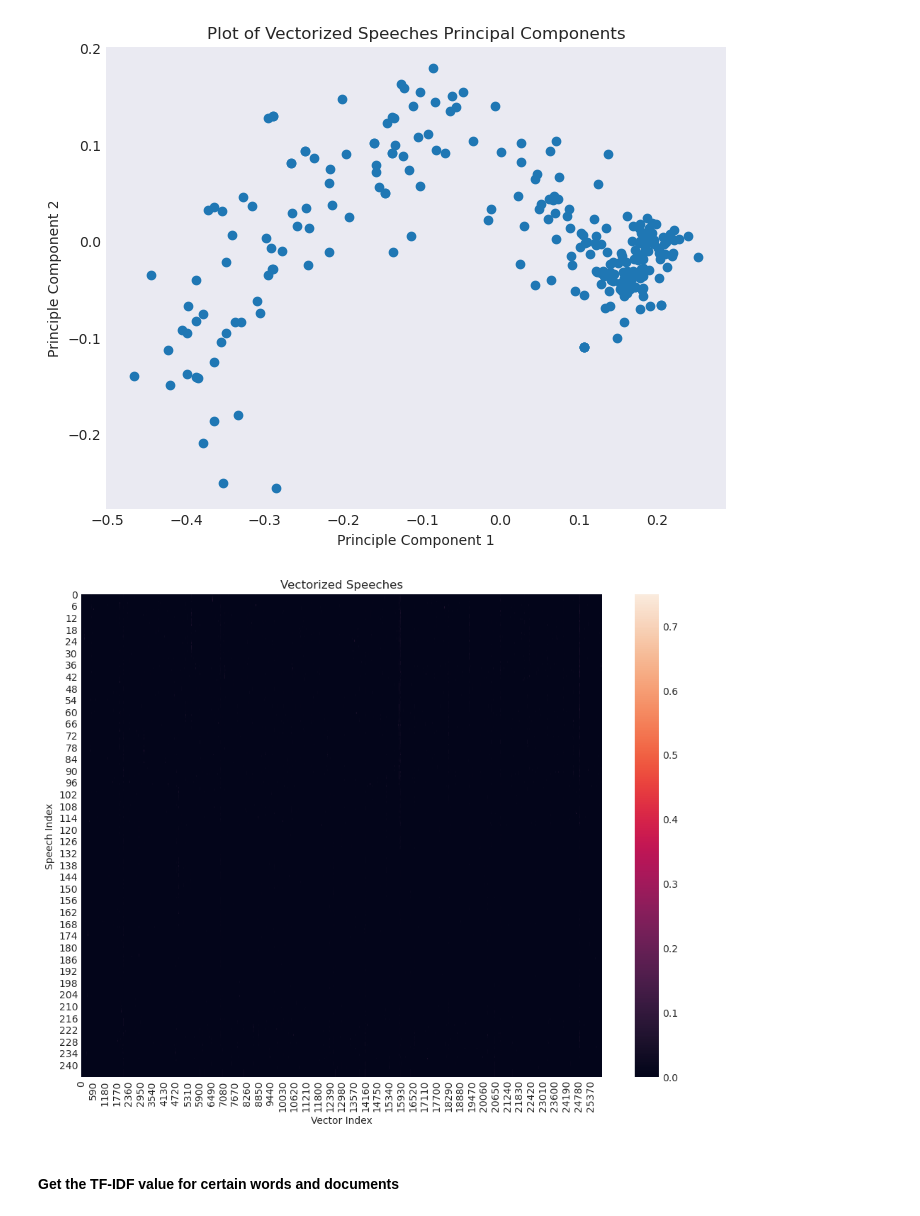
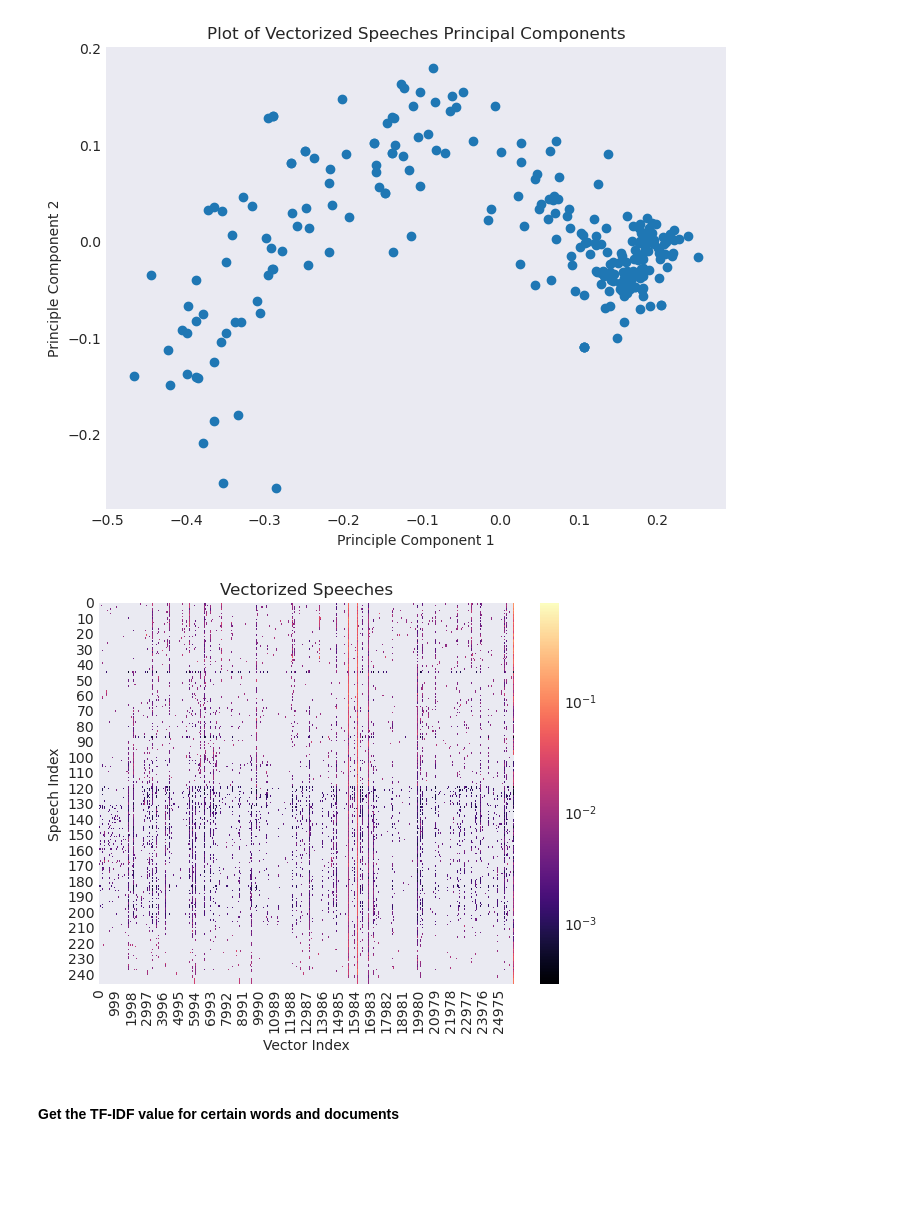
Before and after one commit to UCB-stat-159-f25/proj02-group16, a Jupyter notebook: nlp-P02.ipynb, the cells around one changed output. Drawn from its saved outputs; the diff is of its cells as text; code cells hidden in the pictures; blank space fills up the shorter version.

```diff
--- a/nlp-P02.ipynb
+++ b/nlp-P02.ipynb
@@ -343,20 +343,26 @@ plt.show()
 # %%
 # Hint - vectorized_docs is a sparse matrix whose rows are speeches and columns are tokens, with each
 # value being a TF-IDF score. Densify this array first, and then plot using seaborn.
 
-dense_mat = tfidf_vectors.toarray()
+from matplotlib.colors import LogNorm
+import seaborn as sns
+import matplotlib.pyplot as plt
 
-plt.figure(figsize=(10, 8))
-
-sns.heatmap(dense_mat)
+dense = tfidf_vectors.toarray()
+plt.figure(figsize=(6, 5))
+sns.heatmap(
+    dense,
+    norm=LogNorm(),
+    cmap="magma"
+)
 
 plt.title("Vectorized Speeches")
 plt.xlabel("Vector Index")
 plt.ylabel("Speech Index")
 plt.tight_layout()
 plt.show()
 # %% [output]
-[figure, old version]
+[figure, new version]
 # %% [markdown]
 #### Get the TF-IDF value for certain words and documents
 # %%
```
Also changed, not shown: parts of 3 cells of this notebook, 1 other file.
